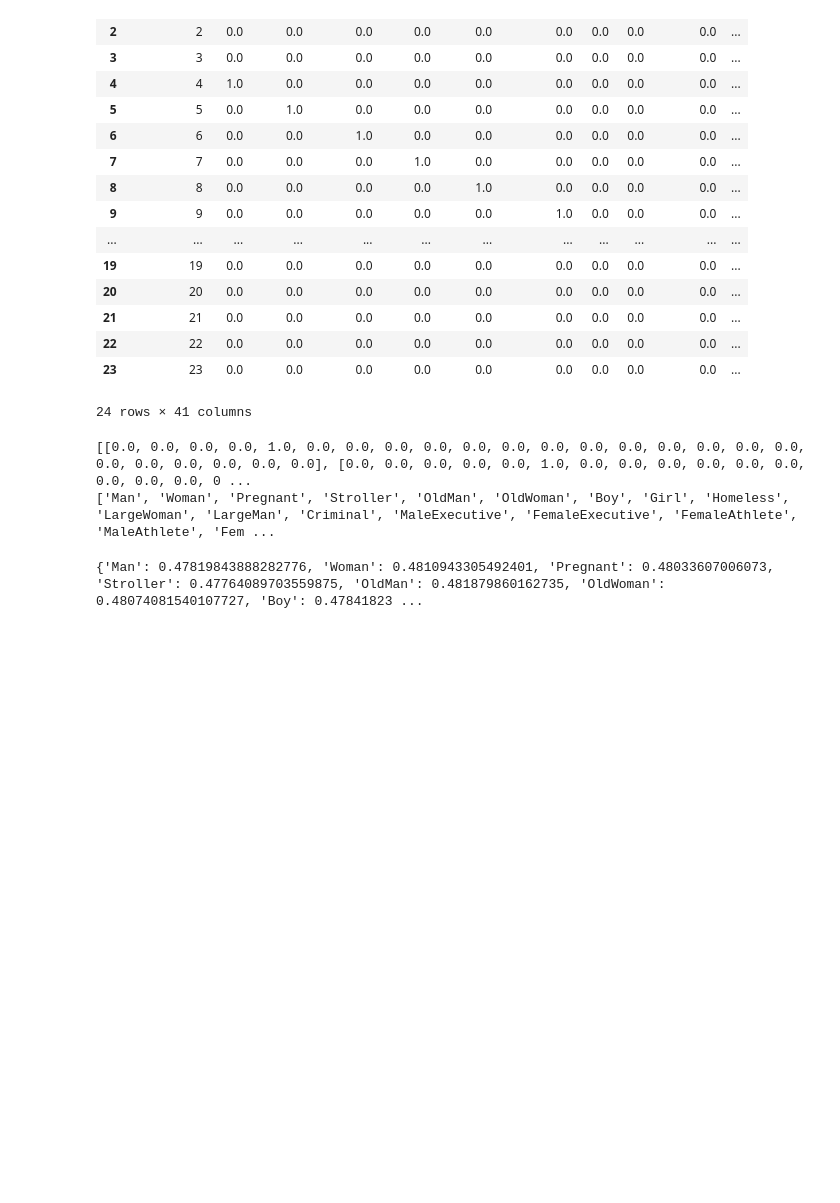
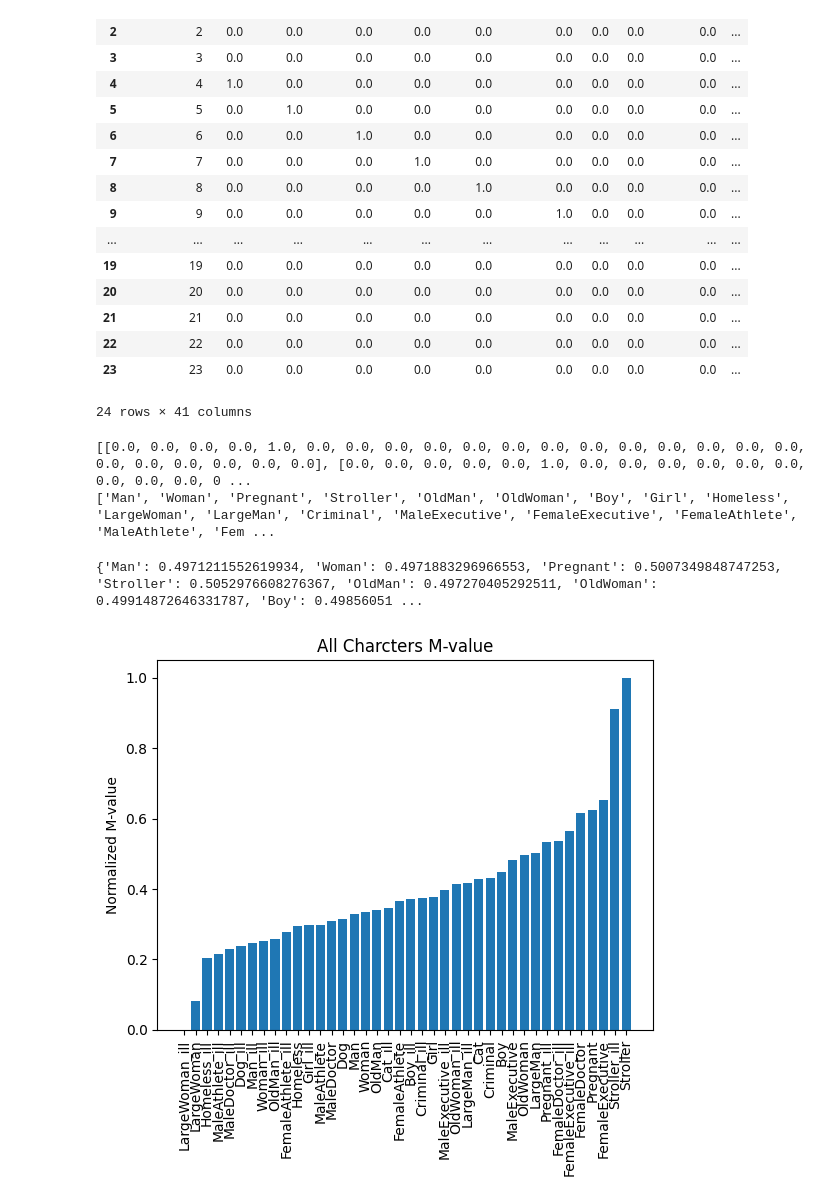
Before and after one commit to ezrarp/moral_machine, a Jupyter notebook: ColabNetwork.ipynb, the cells around one changed output. Drawn from its saved outputs; the diff is of its cells as text; code cells hidden in the pictures; blank space fills up the shorter version.

```diff
--- a/ColabNetwork.ipynb
+++ b/ColabNetwork.ipynb
@@ -18,7 +20,7 @@ Saving characters.csv to characters (2).csv
 # %%
-input_x1 = pd.read_csv('df1_smallestdata.csv')
-input_x2 = pd.read_csv('df2_smallestdata.csv')
-target_y = pd.read_csv('targets_smallestdata.csv')
+input_x1 = pd.read_csv('df1_sampledata.csv')
+input_x2 = pd.read_csv('df2_sampledata.csv')
+target_y = pd.read_csv('targets_sampledata.csv')
 
 # Drop the first column
 input_x1 = input_x1.drop(input_x1.columns[0], axis=1)
@@ -81,10 +83,11 @@ class Net(nn.Module):
         self.optimizer.step()
         return loss
 # %%
+error = {}
 model = Net()
 device = torch.device('cuda' if torch.cuda.is_available() else 'cpu')
 model.to(device)
-for epoch in range(1000):  # Adjust epochs as needed
+for epoch in range(3):  # Adjust epochs as needed: 3 epochs takes 27 minutes
   for j in range(len(input_x1)):
     # Move data to GPU (if available)
     x1 = torch.tensor(input_x1[j], dtype=torch.float32)
@@ -97,3 +100,5 @@ for epoch in range(1000):  # Adjust epochs as needed
     targets = target.to(device)
 
     model.train(x1, x2, targets)
+  error[epoch] = model.loss(model.forward(x1, x2), targets).item()
+  print(error[epoch])
@@ -100,5 +116,5 @@ for epoch in range(1000):  # Adjust epochs as needed
 # %%
-chars = pd.read_csv('characters (2).csv') #TODO change this to 'characters.csv'
+chars = pd.read_csv('characters.csv') #TODO change this to 'characters.csv'
 # %%
 chars
 # %% [output]
@@ -149,4 +165,23 @@ for i in range(len(labels)):
 
 print(ranks)
 # %% [output]
-{'Man': 0.47819843888282776, 'Woman': 0.4810943305492401, 'Pregnant': 0.48033607006073, 'Stroller': 0.47764089703559875, 'OldMan': 0.481879860162735, 'OldWoman': 0.48074081540107727, 'Boy': 0.47841823 ...
+{'Man': 0.4971211552619934, 'Woman': 0.4971883296966553, 'Pregnant': 0.5007349848747253, 'Stroller': 0.5052976608276367, 'OldMan': 0.497270405292511, 'OldWoman': 0.49914872646331787, 'Boy': 0.49856051 ...
+# %%
+sorted_d = sorted(ranks.items(), key=lambda x: x[1])
+
+x = [i[1] for i in sorted_d]
+labels = [i[0] for i in sorted_d]
+
+x = np.array(x)
+x1 = x - x.min()
+x1 = x1 / x1.max()
+
+
+plt.bar(labels, x1)
+plt.ylabel('Normalized M-value')
+plt.title('All Charcters M-value')
+
+plt.xticks(rotation=90)
+plt.show()
+# %% [output]
+[figure, added]
```
Also changed, not shown: parts of 8 cells of this notebook.
